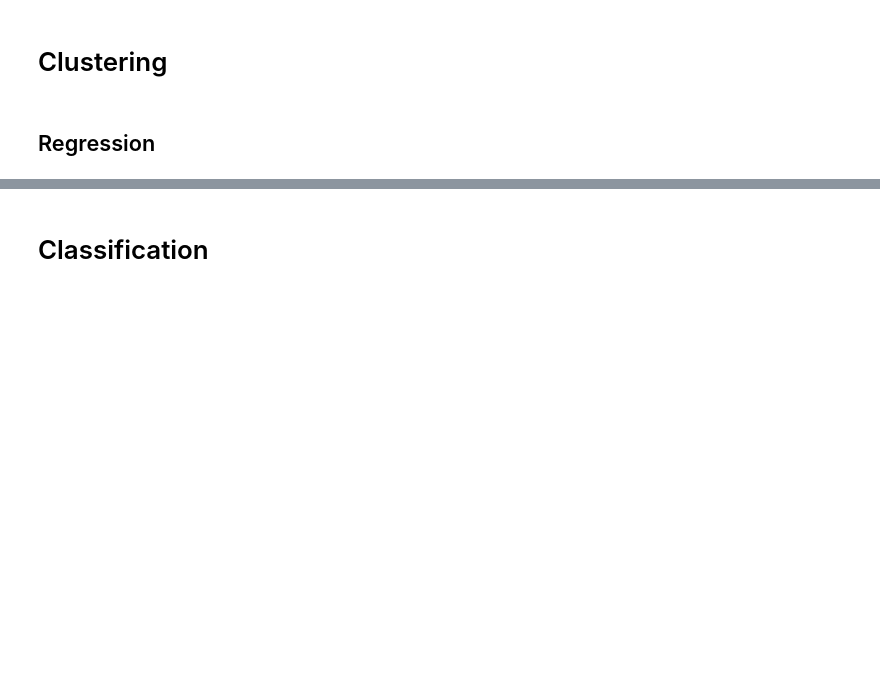
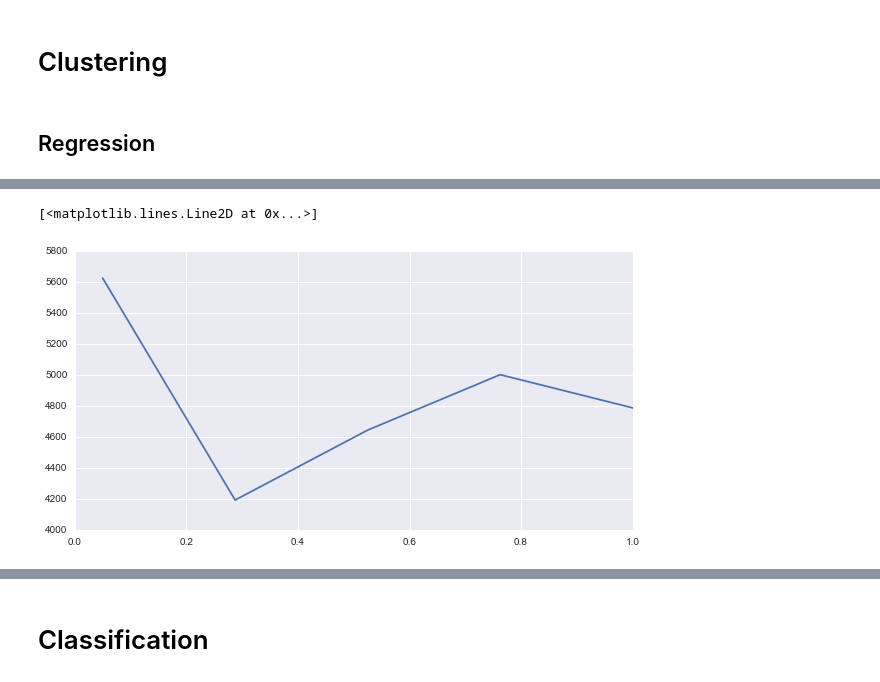
Before and after one commit to AndrewNg/COS424A4, a Jupyter notebook: SWorkbook.ipynb, the cells around one changed output, grey strips where cells are left out. Cells and saved outputs as stored; diff of their text form; code cells hidden in the pictures; blank space fills up the shorter version.

```diff
--- a/SWorkbook.ipynb
+++ b/SWorkbook.ipynb
@@ -210,0 +224,8 @@ plt.ylabel('Frequency')
+# %%
+scores = []
+for row in dft['score']:
+    scores.append((row))
+
+scores = np.array(scores)
+
+scores_small = scores[ind]
@@ -210,0 +236,12 @@ plt.ylabel('Frequency')
+# %%
+k = 10
+skf = StratifiedKFold(scores_small,n_folds=k, shuffle=True)
+
+for train_i,test_i in skf:
+    if ltype == 'BOW':
+        X_val = s_bow_small[test_i,:]
+        X = s_bow_small[train_i,:]
+
+    Y_val = scores_small[test_i]
+    Y = scores_small[train_i]
+    break;
@@ -210,0 +254,3 @@ plt.ylabel('Frequency')
+# %%
+k = 10
+skf = StratifiedKFold(Y,n_folds=k, shuffle=True)
@@ -210,0 +313,5 @@ plt.ylabel('Frequency')
+# %%
+plt.plot(alphas,mse['Lasso'])
+# %% [output]
+[<matplotlib.lines.Line2D at 0x...>]
+[figure, added]
```
Also changed, not shown: parts of 34 cells of this notebook.
